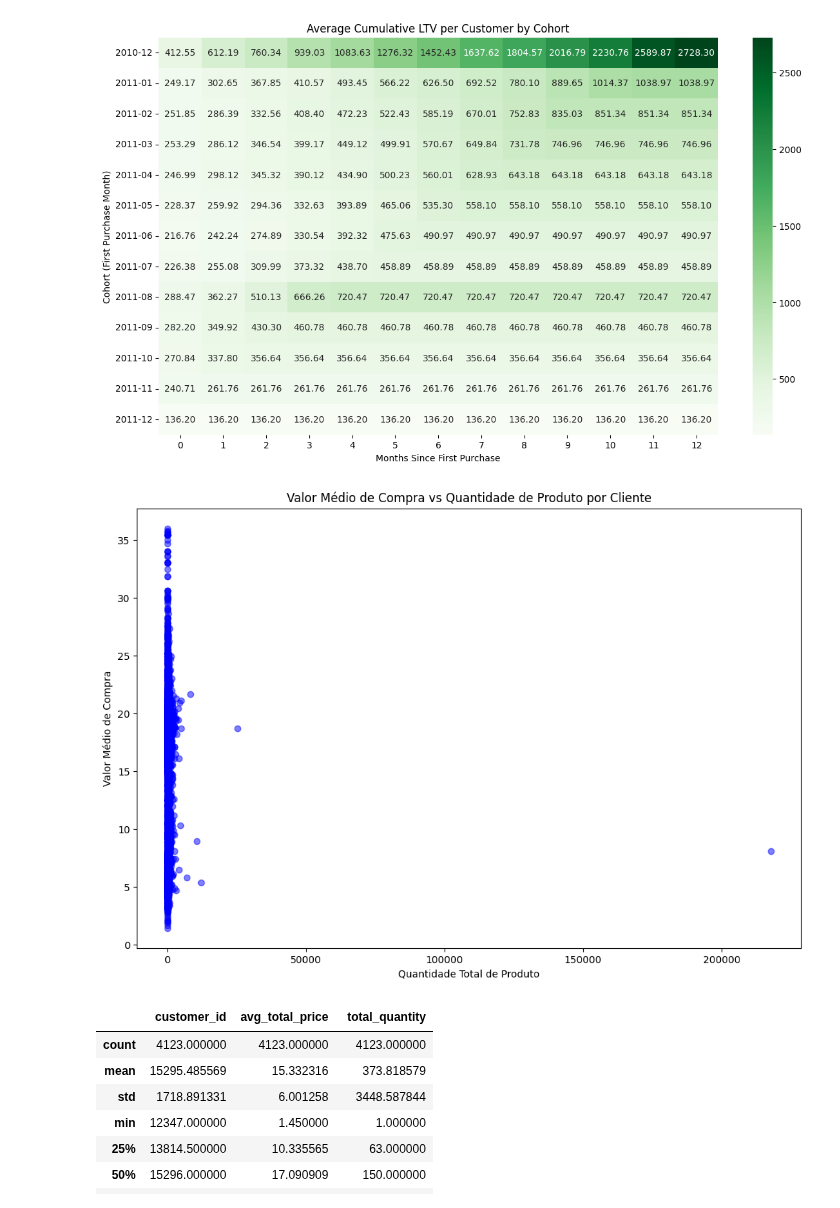
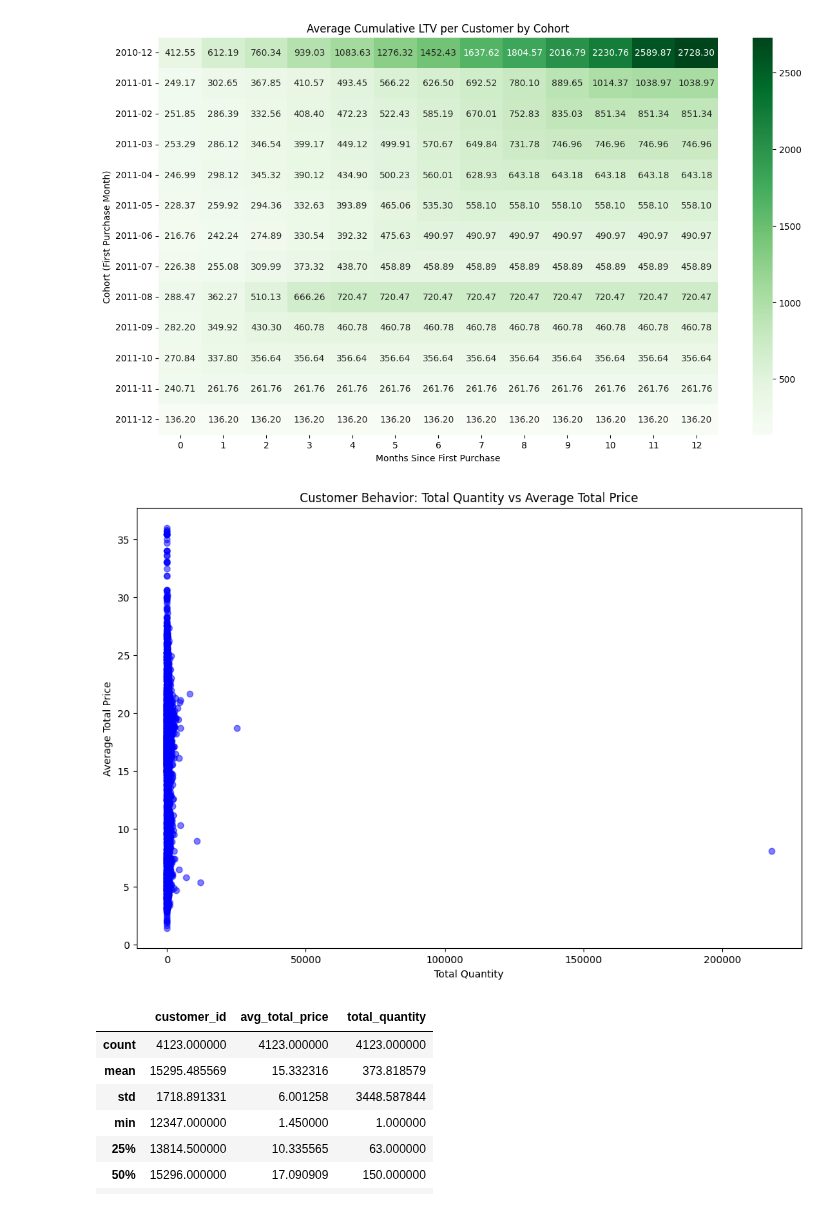
Before and after one commit to juliamarcella/E-commerce, a Jupyter notebook: Project E- coomerce.ipynb, the cells around one changed output. Drawn from its saved outputs; the diff is of its cells as text; code cells hidden in the pictures.

```diff
--- a/Project E- coomerce.ipynb
+++ b/Project E- coomerce.ipynb
@@ -501,17 +438,17 @@ plt.show()
 # %%
 customer_stats = positive_store.groupby('customer_id').agg(
     avg_total_price=('total_price', 'mean'),
     total_quantity=('quantity', 'sum')
 ).reset_index()
 
 plt.figure(figsize=(12, 8))
 plt.scatter(customer_stats['total_quantity'], customer_stats['avg_total_price'], alpha=0.5, color='blue')
-plt.title('Valor Médio de Compra vs Quantidade de Produto por Cliente')
-plt.xlabel('Quantidade Total de Produto')
-plt.ylabel('Valor Médio de Compra')
+plt.title('Customer Behavior: Total Quantity vs Average Total Price')
+plt.xlabel('Total Quantity')
+plt.ylabel('Average Total Price')
 plt.show()
 # %% [output]
-[figure, old version]
+[figure, new version]
 # %%
 customer_stats.describe()
 # %% [output]
```
Also changed, not shown: parts of 27 cells of this notebook.
